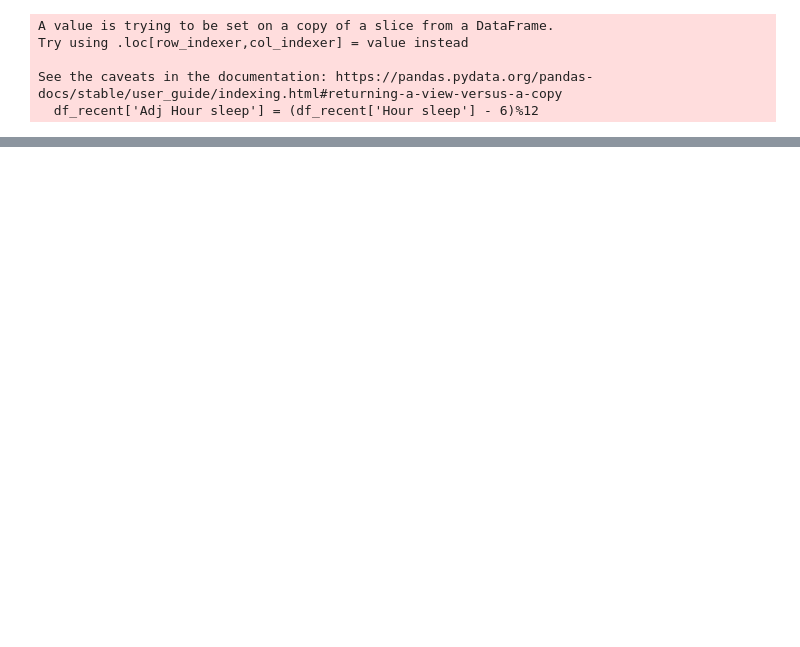
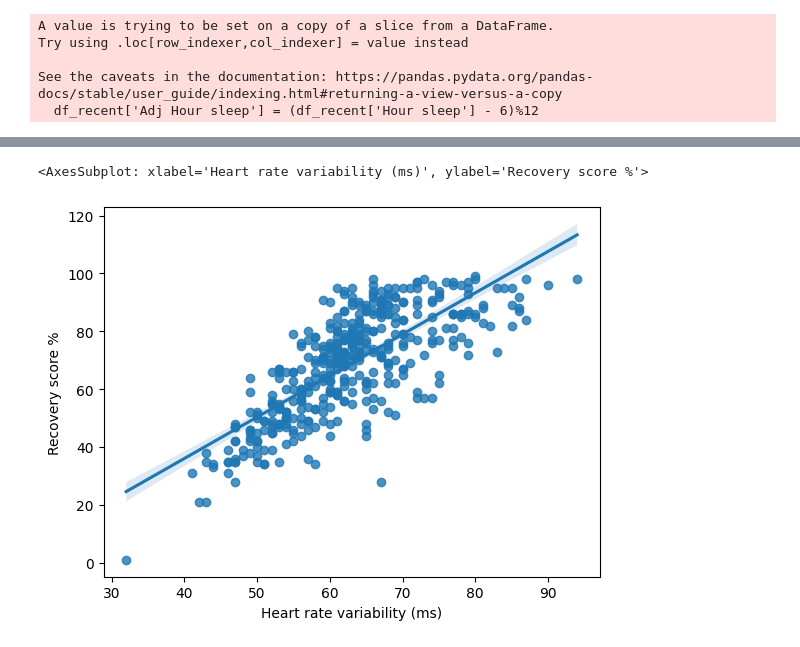
Before and after one commit to psyrgkan/Whoop_investigation, a Jupyter notebook: clean_data.ipynb, the cells around one changed output, grey strips where cells are left out. Saved outputs shown, nothing was run; the diff lists cells and outputs as text; code cells hidden in the pictures; blank space fills up the shorter version.

```diff
--- a/clean_data.ipynb
+++ b/clean_data.ipynb
@@ -819,0 +833,5 @@ sns.histplot(df_recent['Adj Hour sleep'], kde=True);
+# %%
+sns.regplot(data=df_recent, y='Recovery score %', x='Heart rate variability (ms)')
+# %% [output]
+<AxesSubplot: xlabel='Heart rate variability (ms)', ylabel='Recovery score %'>
+[figure, added]
```
Also changed, not shown: parts of 18 cells of this notebook.
